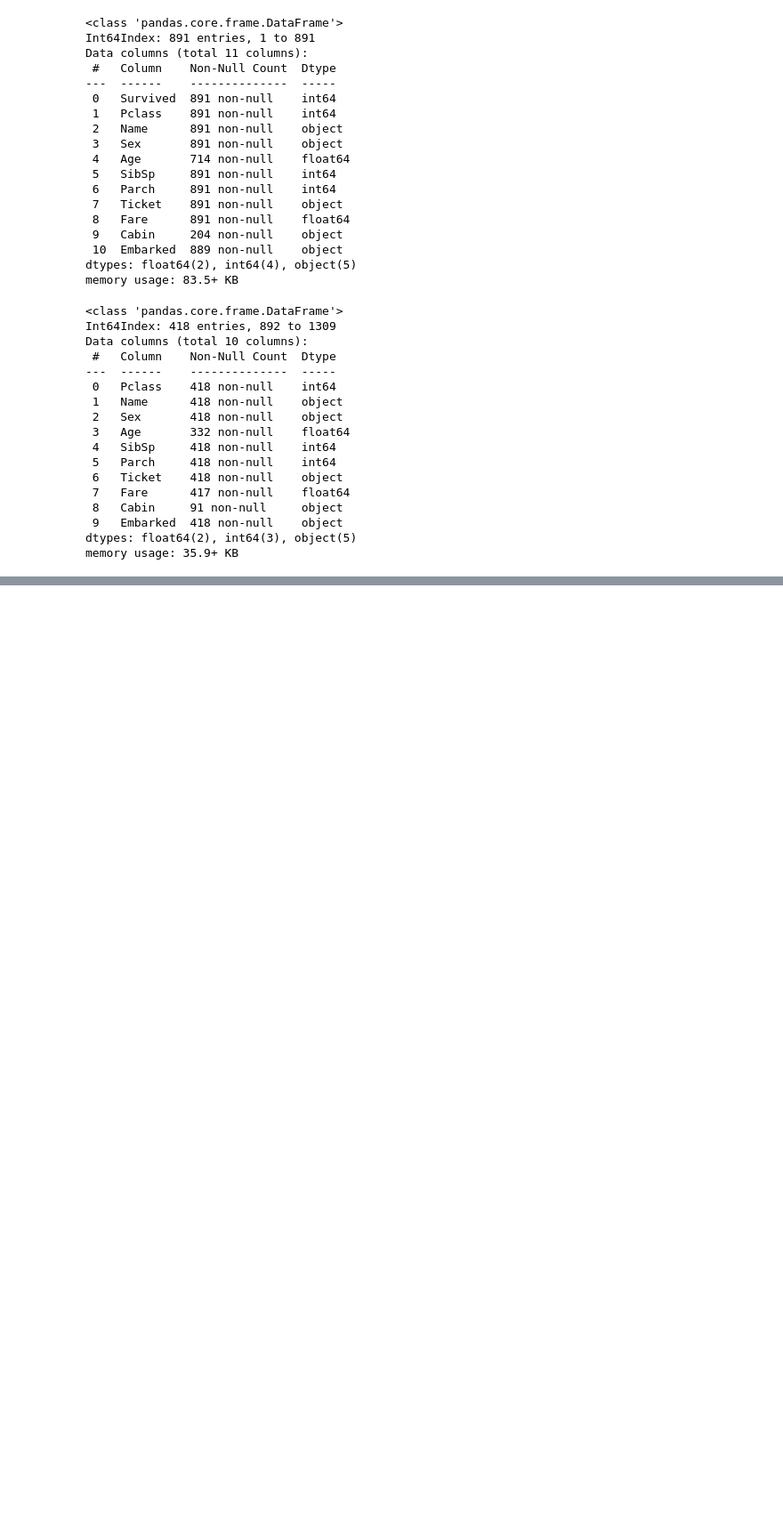
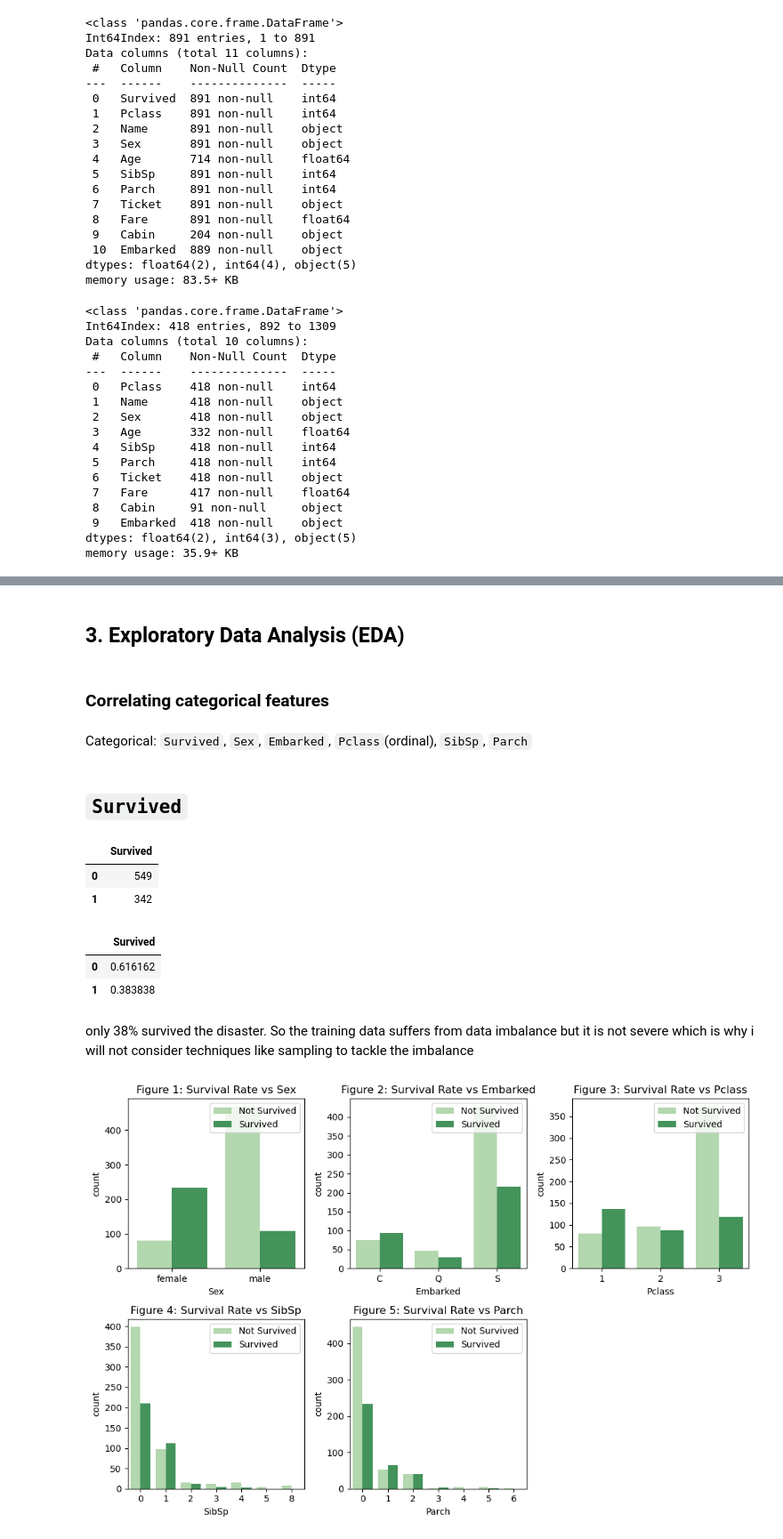
Before and after one commit to HaColab2k/Data-analyst, a Jupyter notebook: Projects/Titanic_ML_Disaster.ipynb, the cells around one changed output, grey strips where cells are left out. Shown: that part at 89% size. Saved outputs shown, nothing was run; the diff lists cells and outputs as text; code cells hidden in the pictures; blank space fills up the shorter version.

```diff
--- a/Projects/Titanic_ML_Disaster.ipynb
+++ b/Projects/Titanic_ML_Disaster.ipynb
@@ -192,0 +200,39 @@ train_df.describe(include=['category'])
+# %% [markdown]
+## 3. Exploratory Data Analysis (EDA)
+# %% [markdown]
+### Correlating categorical features
+# %% [markdown]
+Categorical: `Survived`, `Sex`, `Embarked`, `Pclass`(ordinal), `SibSp`, `Parch`
+# %% [markdown]
+## `Survived`
+# %%
+train_df['Survived'].value_counts().to_frame()
+# %% [output]
+|  | Survived |
+| 0 | 549 |
+| 1 | 342 |
+# %%
+train_df['Survived'].value_counts(normalize=True).to_frame()
+# %% [output]
+|  | Survived |
+| 0 | 0.616162 |
+| 1 | 0.383838 |
+# %% [markdown]
+only 38% survived the disaster. So the training data suffers from data imbalance but it is not severe which is why i will not consider techniques like sampling to tackle the imbalance
+# %%
+cats=['Sex','Embarked','Pclass','SibSp','Parch']
+rows,cols,expand=2,3,3.5
+fig,ax=plt.subplots(rows,cols,figsize=(cols*expand,rows*expand))
+for r in range(rows):
+    for c in range(cols):
+        i=r*cols+c # index to loop through list cats
+        if i <len(cats):
+            ax_i=ax[r,c]
+            sns.countplot(data=train_df, x=cats[i],hue='Survived', palette='Greens', ax=ax_i)
+            ax_i.set_title(f"Figure {i+1}: Survival Rate vs {cats[i]}")
+            ax_i.legend(title='',loc='upper right',labels=['Not Survived','Survived'])
+ax.flat[-1].set_visible(False)
+plt.tight_layout()
+plt.show()
+# %% [output]
+[figure, added]
```
Also changed, not shown: parts of 16 cells of this notebook.
